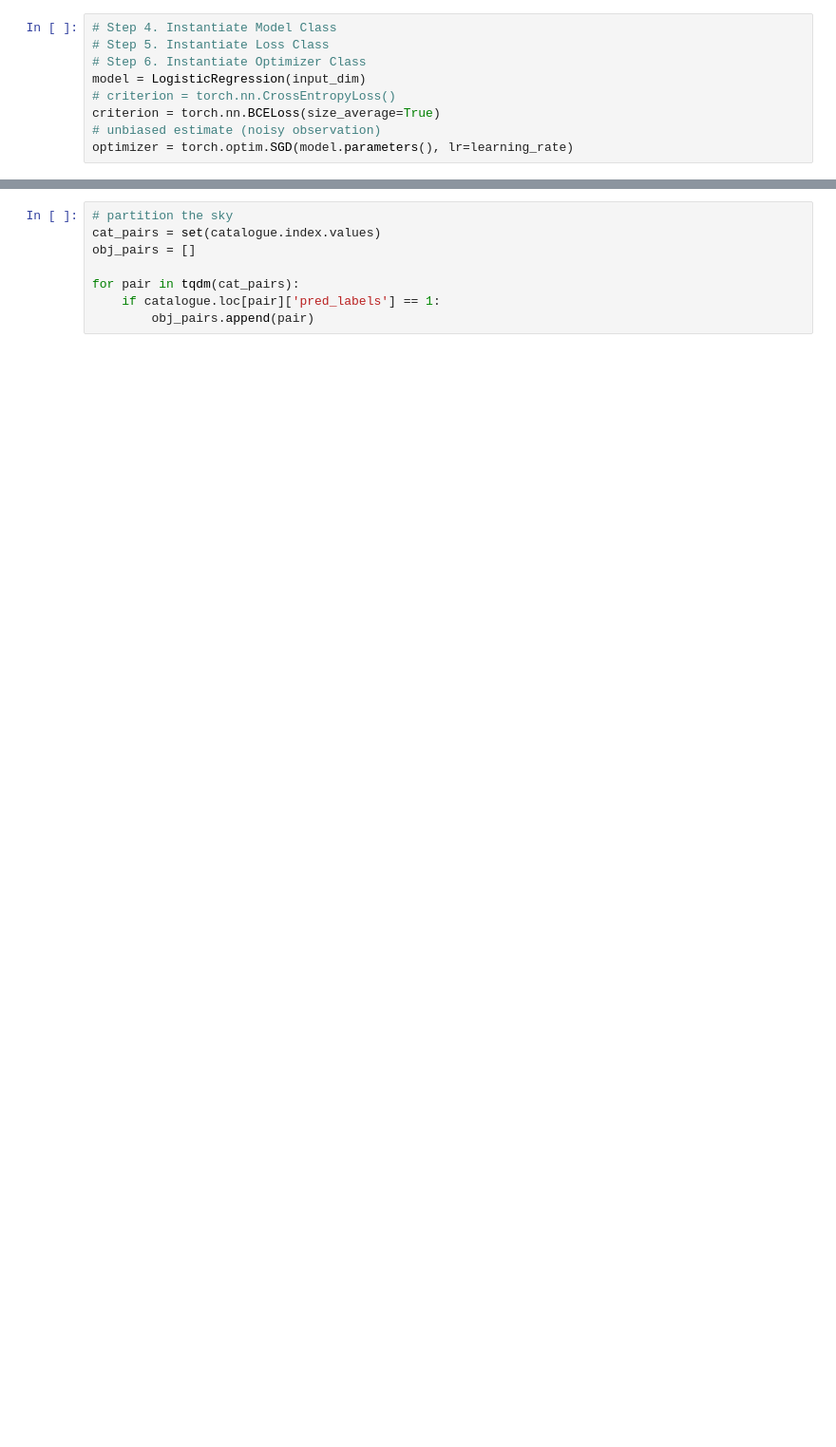
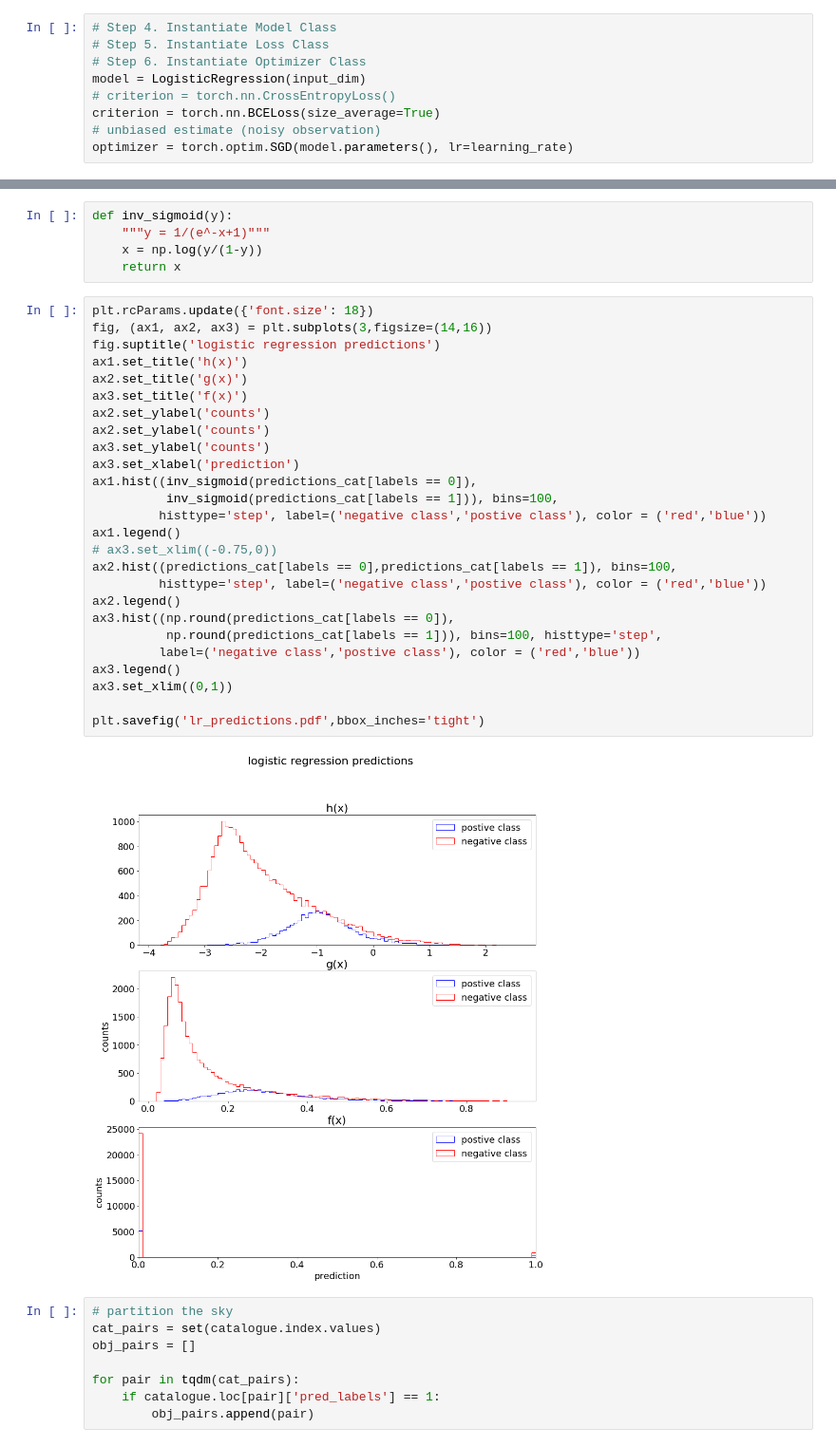
Before and after one commit to MatthewJA/blobmatch, a Jupyter notebook: logistic_regression.ipynb, the cells around one changed output, grey strips where cells are left out. Shown at 95% size. Drawn from its saved outputs; the diff is of its cells as text; blank space fills up the shorter version.

```diff
--- a/logistic_regression.ipynb
+++ b/logistic_regression.ipynb
@@ -141,3 +155,36 @@ catalogue['pred_labels'] = pred_labels_cat
+# %%
+def inv_sigmoid(y):
+    """y = 1/(e^-x+1)"""
+    x = np.log(y/(1-y))
+    return x
+# %%
+plt.rcParams.update({'font.size': 18})
+fig, (ax1, ax2, ax3) = plt.subplots(3,figsize=(14,16))
+fig.suptitle('logistic regression predictions')
+ax1.set_title('h(x)')
+ax2.set_title('g(x)')
+ax3.set_title('f(x)')
+ax2.set_ylabel('counts')
+ax2.set_ylabel('counts')
+ax3.set_ylabel('counts')
+ax3.set_xlabel('prediction')
+ax1.hist((inv_sigmoid(predictions_cat[labels == 0]),
+          inv_sigmoid(predictions_cat[labels == 1])), bins=100,
+         histtype='step', label=('negative class','postive class'), color = ('red','blue'))
+ax1.legend()
+# ax3.set_xlim((-0.75,0))
+ax2.hist((predictions_cat[labels == 0],predictions_cat[labels == 1]), bins=100,
+         histtype='step', label=('negative class','postive class'), color = ('red','blue'))
+ax2.legend()
+ax3.hist((np.round(predictions_cat[labels == 0]),
+          np.round(predictions_cat[labels == 1])), bins=100, histtype='step',
+         label=('negative class','postive class'), color = ('red','blue'))
+ax3.legend()
+ax3.set_xlim((0,1))
+
+plt.savefig('lr_predictions.pdf',bbox_inches='tight')
+# %% [output]
+[figure, added]
 # %%
 # partition the sky
 cat_pairs = set(catalogue.index.values)
```
Also changed, not shown: parts of 13 cells of this notebook, 7 other files.
